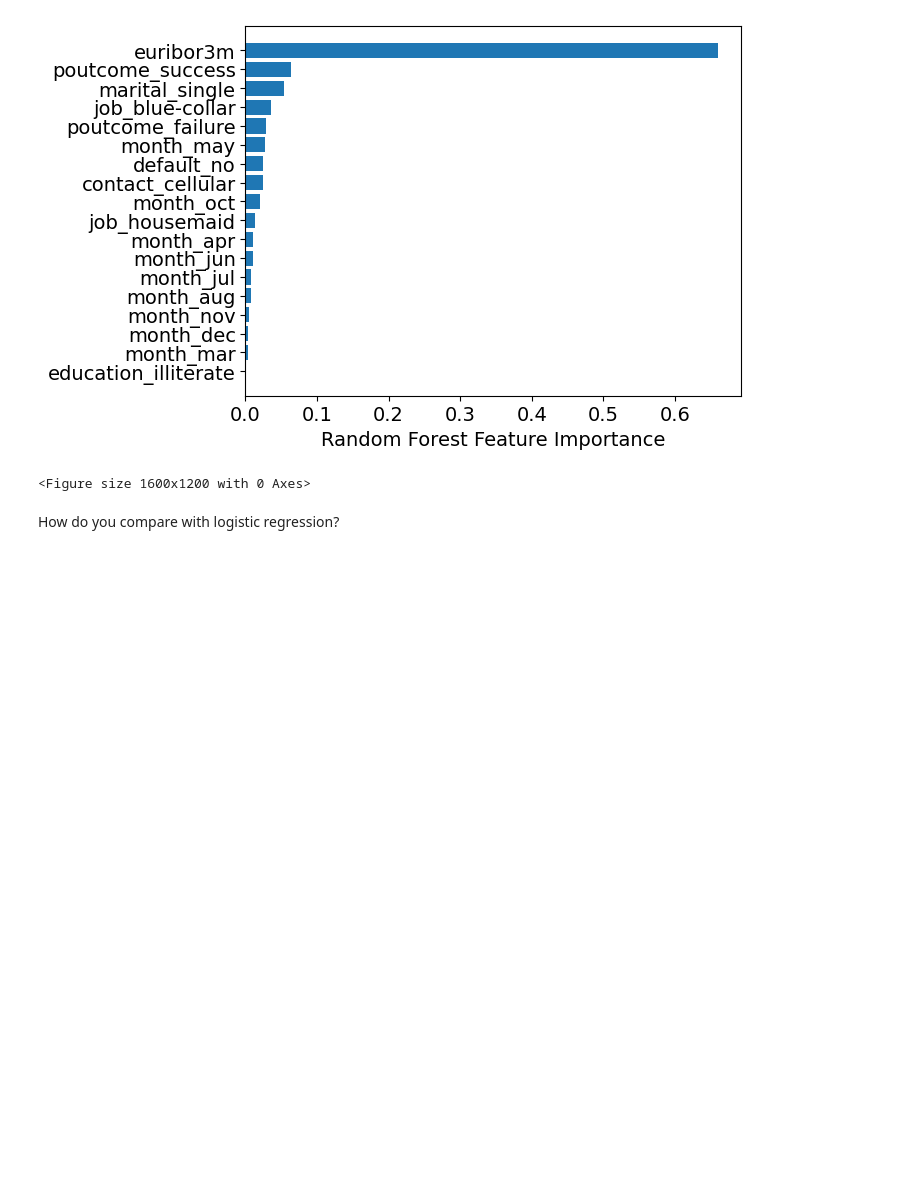
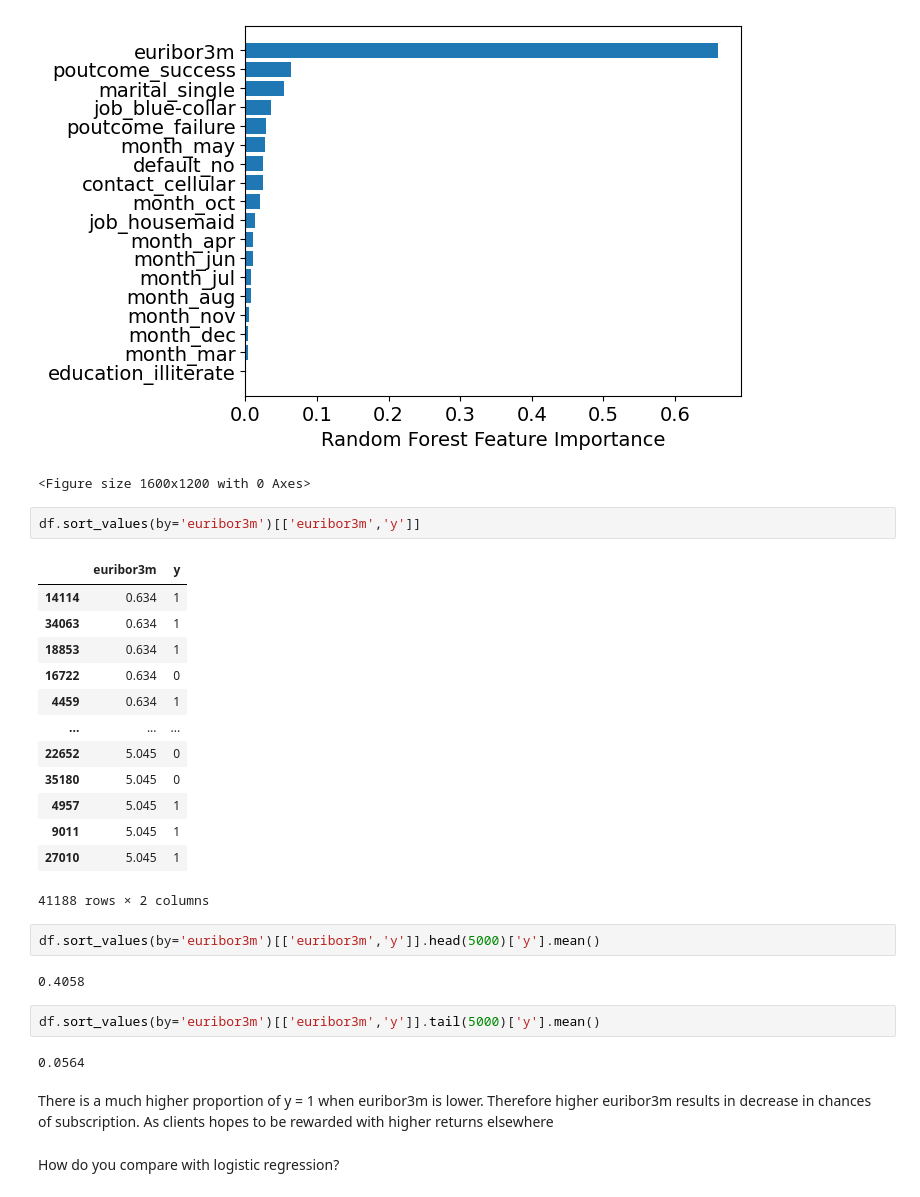
Before and after one commit to changjulian17/mqf_practice, a Jupyter notebook: QF634_Applied_Quantitative_Research_Methods/QF634_Homework3.ipynb, the cells around one changed output. Drawn from its saved outputs; the diff is of its cells as text; blank space fills up the shorter version.

```diff
--- a/QF634_Applied_Quantitative_Research_Methods/QF634_Homework3.ipynb
+++ b/QF634_Applied_Quantitative_Research_Methods/QF634_Homework3.ipynb
@@ -185,6 +198,32 @@ plt.figure(figsize=(20, 15), dpi=80);
 # %% [output]
 [figure]
 <Figure size 1600x1200 with 0 Axes>
+# %%
+df.sort_values(by='euribor3m')[['euribor3m','y']]
+# %% [output]
+|  | euribor3m | y |
+| 14114 | 0.634 | 1 |
+| 34063 | 0.634 | 1 |
+| 18853 | 0.634 | 1 |
+| 16722 | 0.634 | 0 |
+| 4459 | 0.634 | 1 |
+| ... | ... | ... |
+| 22652 | 5.045 | 0 |
+| 35180 | 5.045 | 0 |
+| 4957 | 5.045 | 1 |
+| 9011 | 5.045 | 1 |
+| 27010 | 5.045 | 1 |
+41188 rows × 2 columns
+# %%
+df.sort_values(by='euribor3m')[['euribor3m','y']].head(5000)['y'].mean()
+# %% [output]
+0.4058
+# %%
+df.sort_values(by='euribor3m')[['euribor3m','y']].tail(5000)['y'].mean()
+# %% [output]
+0.0564
+# %% [markdown]
+There is a much higher proportion of y = 1 when euribor3m is lower. Therefore higher euribor3m results in decrease in chances of subscription. As clients hopes to be rewarded with higher returns elsewhere
 # %% [markdown]
 How do you compare with logistic regression?
 # %%
```
Also changed, not shown: parts of 3 cells of this notebook, 3 other files.
